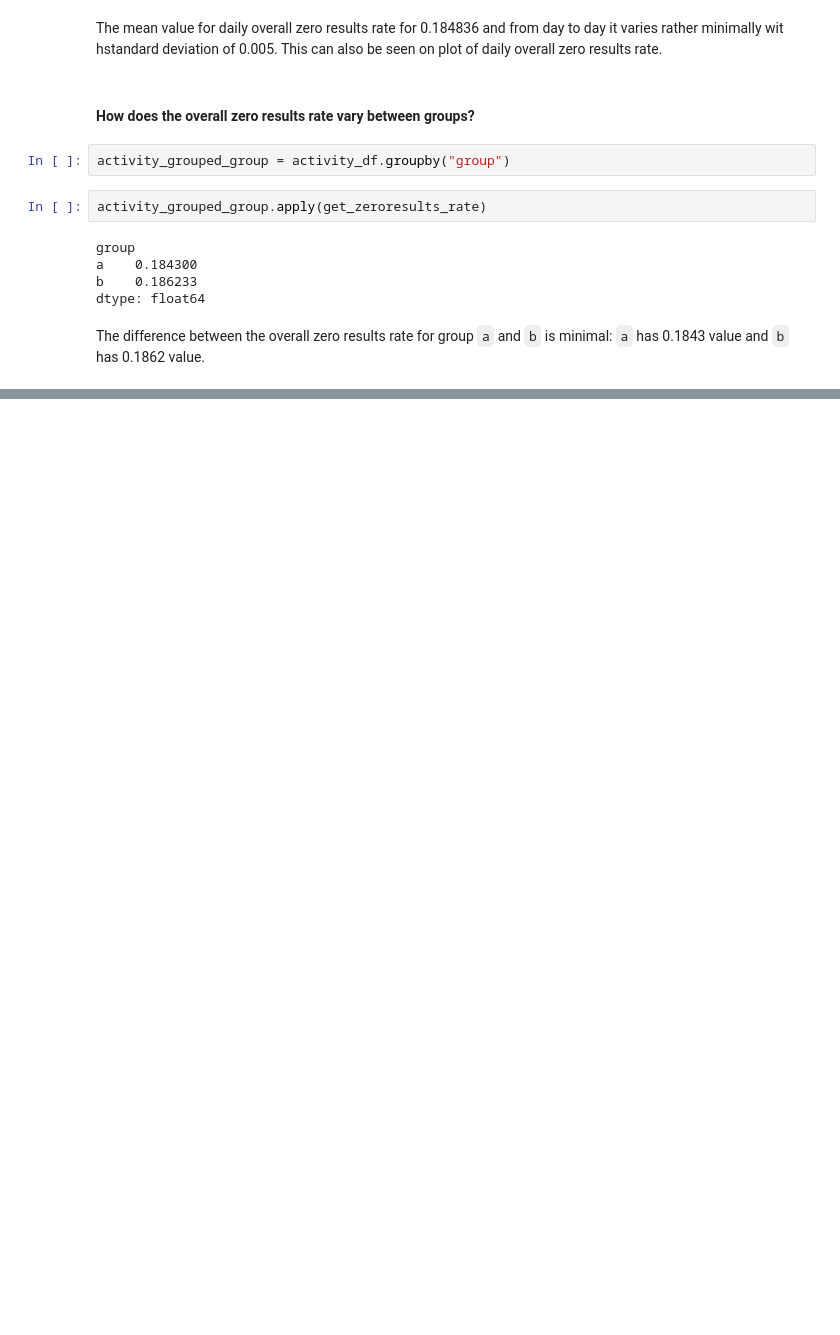
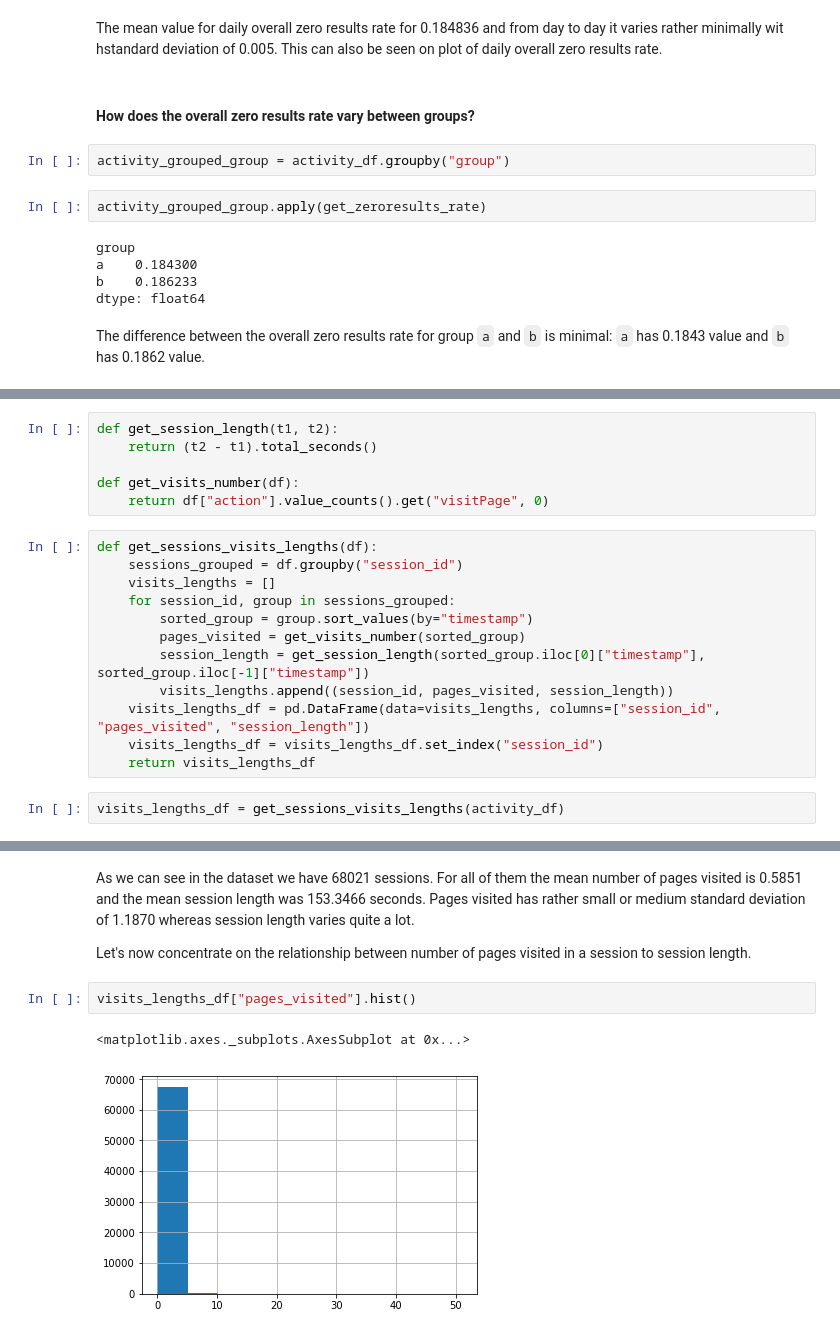
Before and after one commit to msznajder/wikipedia_users_activity_analysis, a Jupyter notebook: wikipedia_analysis.ipynb, the cells around one changed output, grey strips where cells are left out. Cells and saved outputs as stored; diff of their text form; blank space fills up the shorter version.

Commit message:
Started analyzing relation between session length and number of pages visited in session.

```diff
--- a/wikipedia_analysis.ipynb
+++ b/wikipedia_analysis.ipynb
@@ -633,0 +646,20 @@ The difference between the overall zero results rate for group `a` and `b` is mi
+# %%
+def get_session_length(t1, t2):
+    return (t2 - t1).total_seconds()
+
+def get_visits_number(df):
+    return df["action"].value_counts().get("visitPage", 0)
+# %%
+def get_sessions_visits_lengths(df):
+    sessions_grouped = df.groupby("session_id")
+    visits_lengths = []
+    for session_id, group in sessions_grouped:
+        sorted_group = group.sort_values(by="timestamp")
+        pages_visited = get_visits_number(sorted_group)
+        session_length = get_session_length(sorted_group.iloc[0]["timestamp"], sorted_group.iloc[-1]["timestamp"])
+        visits_lengths.append((session_id, pages_visited, session_length))
+    visits_lengths_df = pd.DataFrame(data=visits_lengths, columns=["session_id", "pages_visited", "session_length"])
+    visits_lengths_df = visits_lengths_df.set_index("session_id")
+    return visits_lengths_df
+# %%
+visits_lengths_df = get_sessions_visits_lengths(activity_df)
@@ -633,0 +692,9 @@ The difference between the overall zero results rate for group `a` and `b` is mi
+# %% [markdown]
+As we can see in the dataset we have 68021 sessions. For all of them the mean number of pages visited is 0.5851 and the mean session length was 153.3466 seconds. Pages visited has rather small or medium standard deviation of 1.1870 whereas session length varies quite a lot.
+
+Let's now concentrate on the relationship between number of pages visited in a session to session length.
+# %%
+visits_lengths_df["pages_visited"].hist()
+# %% [output]
+<matplotlib.axes._subplots.AxesSubplot at 0x...>
+[figure, added]
```
Also changed, not shown: parts of 17 cells of this notebook.
